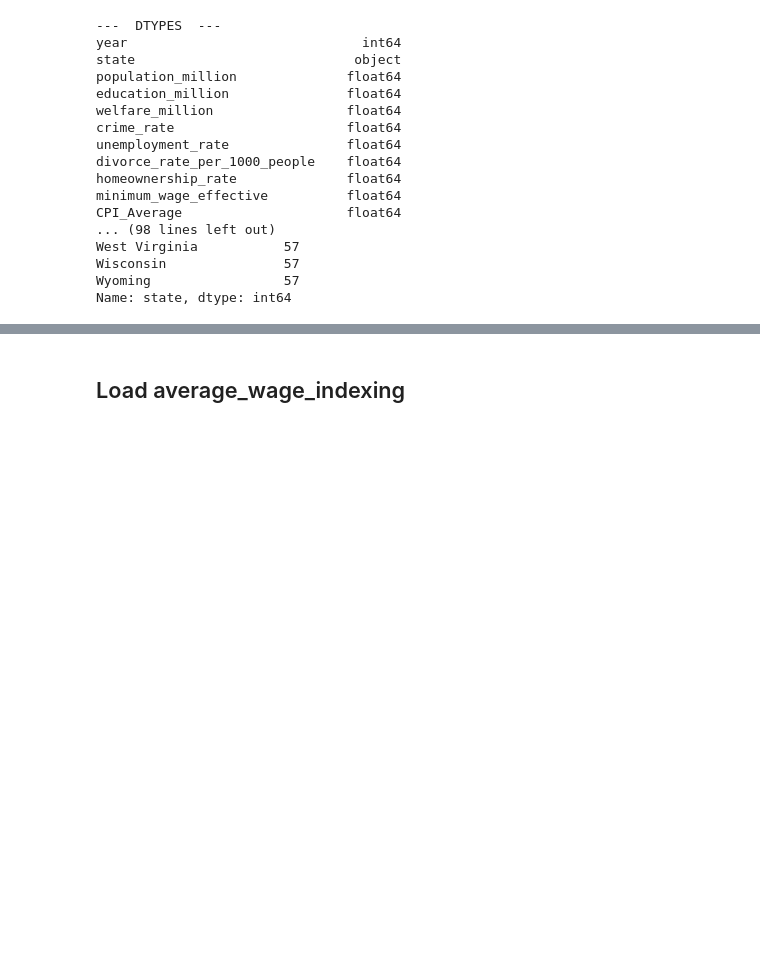
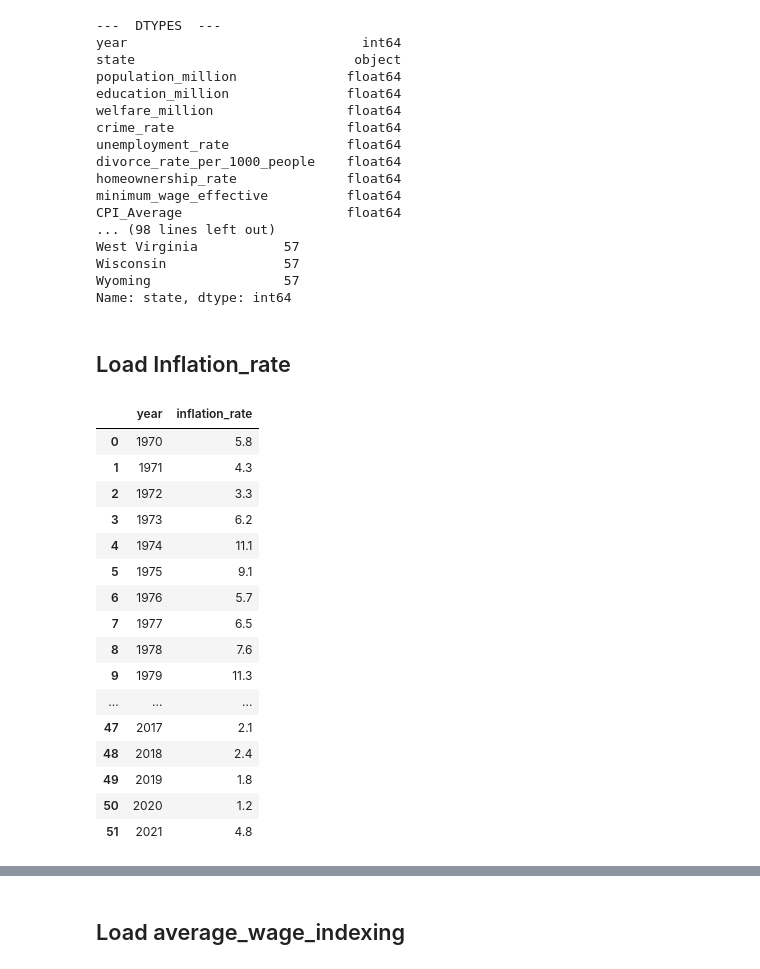
Before and after one commit to taytaka/Poverty_and_Minimum_Wage, a Jupyter notebook: ETL_merge_all_csv_files.ipynb, the cells around one changed output, grey strips where cells are left out. Saved outputs shown, nothing was run; the diff lists cells and outputs as text; code cells hidden in the pictures; blank space fills up the shorter version.

```diff
--- a/ETL_merge_all_csv_files.ipynb
+++ b/ETL_merge_all_csv_files.ipynb
@@ -640,3 +641,35 @@ West Virginia           57
 Wisconsin               57
 Wyoming                 57
 Name: state, dtype: int64
+# %% [markdown]
+## Load Inflation_rate
+# %%
+# Load inflation rate
+path = "Resources/"
+filename = "CPI_inflation_rate_yearly_1984base.csv"
+path_filename = path + filename
+
+inflation_df= pd.read_csv(path_filename, delimiter=",")
+inflation_df.columns = ['year','CPI','inflation_rate']
+#inflation_df.inflation_rate = inflation_df.inflation_rate.astype(np.float64)
+# Keep CPI from previous dataset
+inflation_df = inflation_df.drop(columns=['CPI'])
+inflation_df
+# %% [output]
+|  | year | inflation_rate |
+| 0 | 1970 | 5.8 |
+| 1 | 1971 | 4.3 |
+| 2 | 1972 | 3.3 |
+| 3 | 1973 | 6.2 |
+| 4 | 1974 | 11.1 |
+| 5 | 1975 | 9.1 |
+| 6 | 1976 | 5.7 |
+| 7 | 1977 | 6.5 |
+| 8 | 1978 | 7.6 |
+| 9 | 1979 | 11.3 |
+| ... | ... | ... |
+| 47 | 2017 | 2.1 |
+| 48 | 2018 | 2.4 |
+| 49 | 2019 | 1.8 |
+| 50 | 2020 | 1.2 |
+| 51 | 2021 | 4.8 |
```
Also changed, not shown: parts of 11 cells of this notebook, 6 other files.
